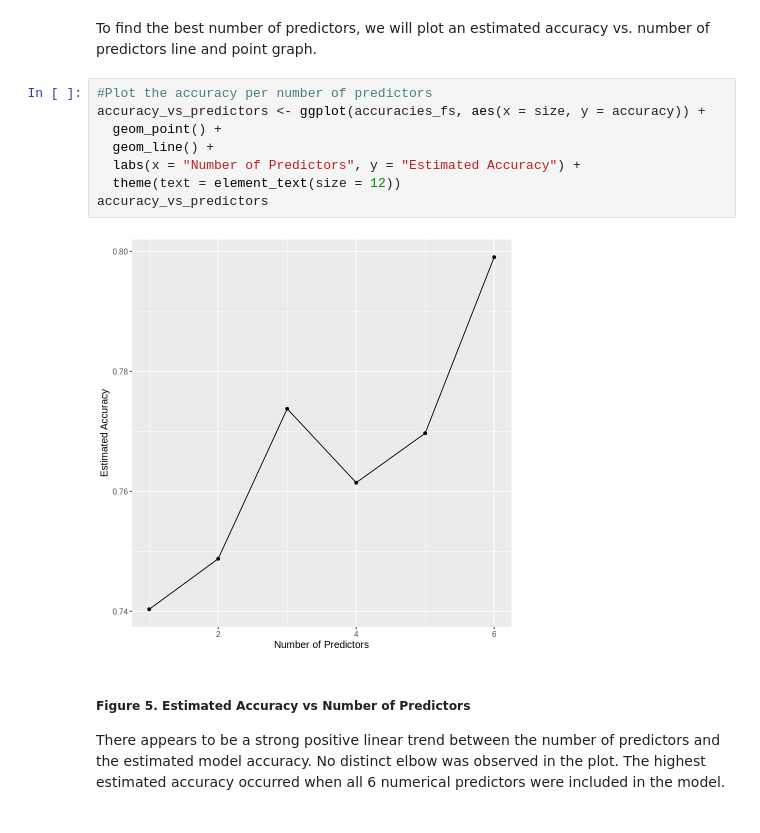
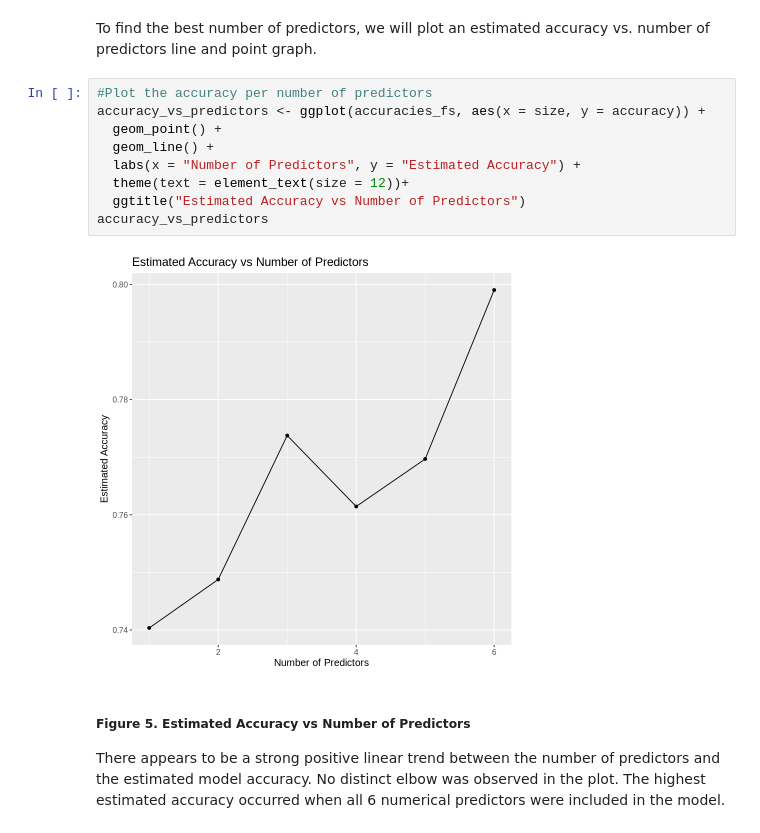
Before and after one commit to Mellaw/DSCI100_T44, a Jupyter notebook: T44_Project.ipynb, the cells around one changed output. Saved outputs shown, nothing was run; the diff lists cells and outputs as text.

```diff
--- a/T44_Project.ipynb
+++ b/T44_Project.ipynb
@@ -407,13 +411,14 @@ To find the best number of predictors, we will plot an estimated accuracy vs. nu
 # %%
 #Plot the accuracy per number of predictors
 accuracy_vs_predictors <- ggplot(accuracies_fs, aes(x = size, y = accuracy)) +
   geom_point() +
   geom_line() +
   labs(x = "Number of Predictors", y = "Estimated Accuracy") +
-  theme(text = element_text(size = 12))
+  theme(text = element_text(size = 12))+
+  ggtitle("Estimated Accuracy vs Number of Predictors")
 accuracy_vs_predictors
 # %% [output]
-[figure, old version]
+[figure, new version]
 # %% [markdown]
 ##### **Figure 5. Estimated Accuracy vs Number of Predictors**
 There appears to be a strong positive linear trend between the number of predictors and the estimated model accuracy. No distinct elbow was observed in the plot. The highest estimated accuracy occurred when all 6 numerical predictors were included in the model.
```
Also changed, not shown: parts of 7 cells of this notebook.
